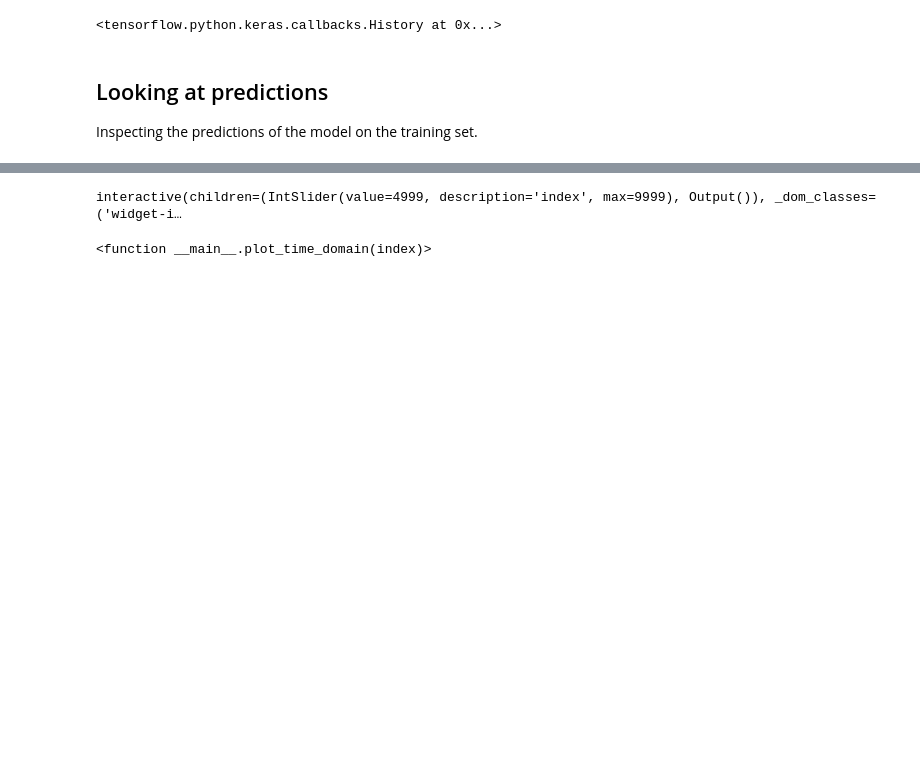
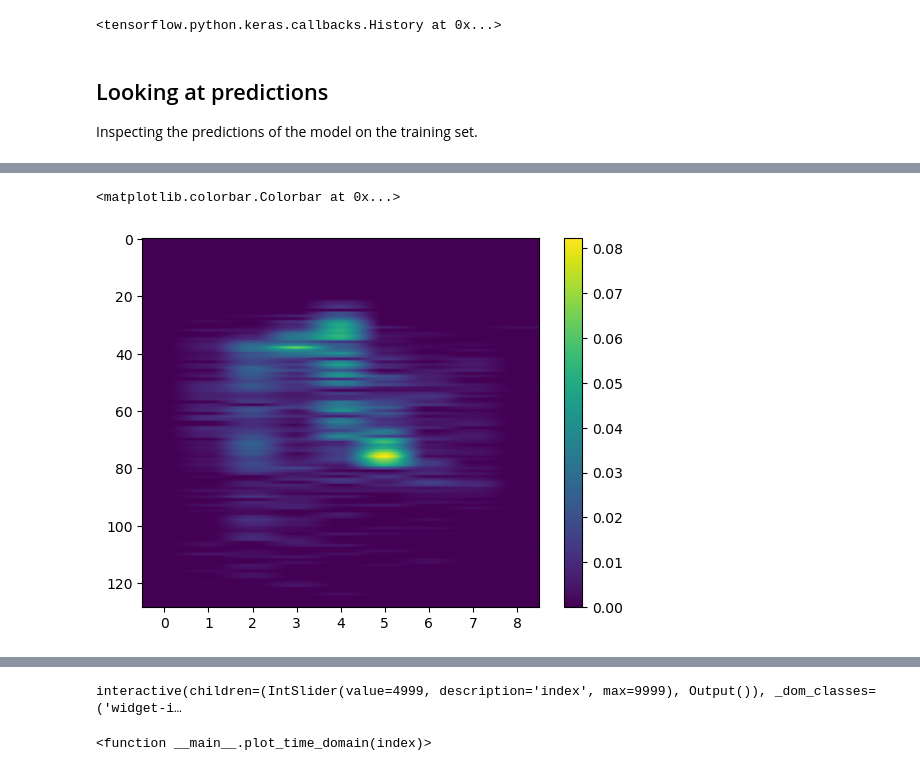
Before and after one commit to alexmundt/waveform-stft-denoise, a Jupyter notebook: Model Training - Phasebased.ipynb, the cells around one changed output, grey strips where cells are left out. Saved outputs shown, nothing was run; the diff lists cells and outputs as text; code cells hidden in the pictures; blank space fills up the shorter version.

```diff
--- a/Model Training - Phasebased.ipynb
+++ b/Model Training - Phasebased.ipynb
@@ -104,23 +121,25 @@ test_dataset = test_dataset.batch(BATCH_SIZE)
 # %%
 dropout_rate = 0.2
-factor = 8
+factor = 8*2
 
 model = tf.keras.Sequential([
+    # tf.keras.layers.experimental.preprocessing.Normalization(axis=-1, input_shape=input_shape),
+
     tf.keras.layers.Flatten(input_shape=input_shape),
 
     tf.keras.layers.Dense(units = 125*factor, activation='relu'),
-    tf.keras.layers.Dropout(rate=dropout_rate),
+    # tf.keras.layers.Dropout(rate=dropout_rate),
     tf.keras.layers.Dense(units = 75*factor, activation='relu'),
-    tf.keras.layers.Dropout(rate=dropout_rate*0.25),
+    # tf.keras.layers.Dropout(rate=dropout_rate*0.25),
 
     tf.keras.layers.Dense(units = 50*factor, activation='relu'),
-    tf.keras.layers.Dropout(rate=dropout_rate*0.25),
+    # tf.keras.layers.Dropout(rate=dropout_rate*0.25),
 
     tf.keras.layers.Dense(units = 75*factor, activation='relu'),
-    tf.keras.layers.Dropout(rate=dropout_rate),
+    # tf.keras.layers.Dropout(rate=dropout_rate),
 
 
-    tf.keras.layers.Dense(units = 129*9, activation='relu'),
+    tf.keras.layers.Dense(units = number_of_data_elements, activation='relu'),
     # tf.keras.layers.Dense((128,9,2), activation='relu'),
     # tf.keras.layers.Dense((128,9,2), activation='relu'),
     # tf.keras.layers.Dense((128,9,2), activation='relu'),
@@ -129,5 +148,5 @@ model = tf.keras.Sequential([
 ])
 
 model.compile(optimizer="adam",
-              loss="mse",
+              loss=Custom_Loss(),
               )
@@ -152,5 +205,5 @@ Trainable params: 2,941,361
 Non-trainable params: 0
 _________________________________________________________________
 # %%
-model.fit(train_dataset,validation_data=test_dataset, epochs=200)
+model.fit(train_dataset,validation_data=test_dataset, epochs=30)
 # %% [output]
@@ -177,0 +235,6 @@ Inspecting the predictions of the model on the training set.
+# %%
+# release train dataset:
+# train_dataset = None
+# test_dataset = None
+example_count = 2
+train_example_data = train_dataset.take(count=example_count)
@@ -178,5 +254,13 @@ Inspecting the predictions of the model on the training set.
 # %%
-predictions = model.predict(examples[:10000,:,:])
+predictions = model.predict(train_example_data)
+# %%
+# plt.imshow(predictions[0,:,:,1], aspect="auto")
+plt.imshow(predictions[0,:,:], aspect="auto")
+
+plt.colorbar()
+# %% [output]
+<matplotlib.colorbar.Colorbar at 0x...>
+[figure, added]
 # %%
 np.var(predictions)
 # %% [output]
```
Also changed, not shown: parts of 32 cells of this notebook.
